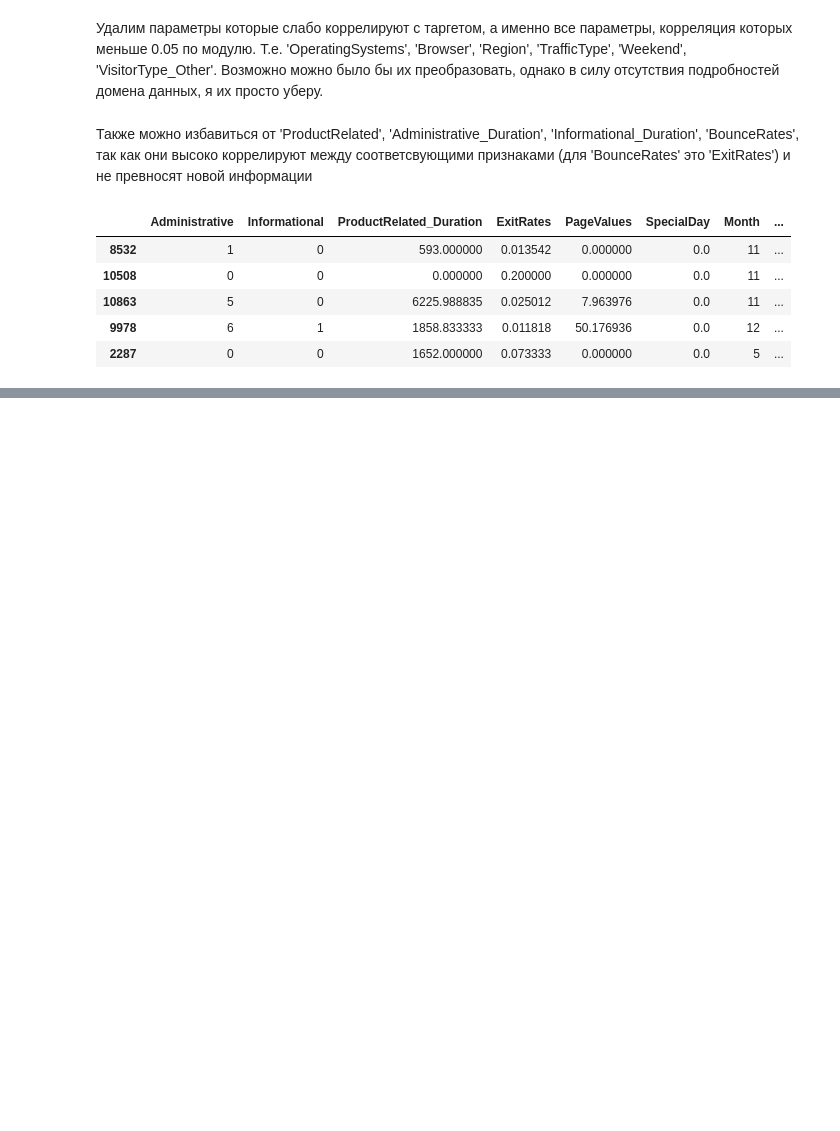
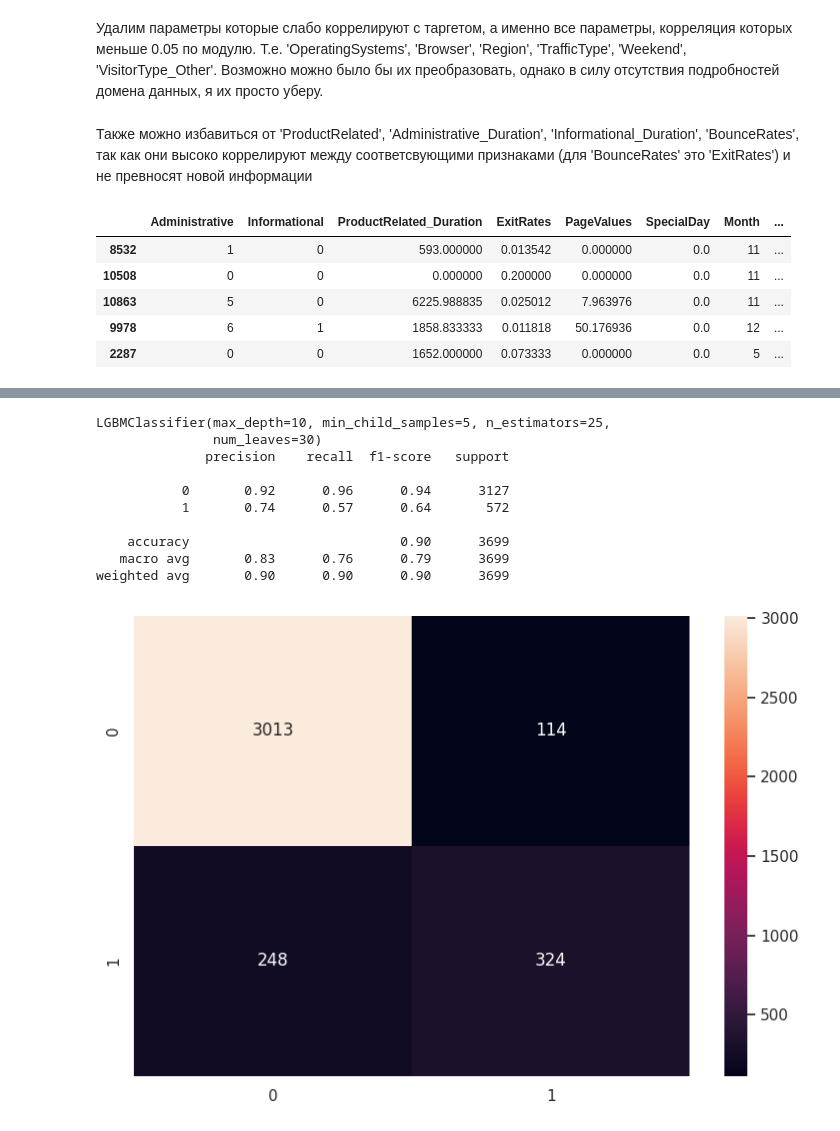
Before and after one commit to gregkseno/revenue-analysis, a Jupyter notebook: revenue_analysis.ipynb, the cells around one changed output, grey strips where cells are left out. Saved outputs shown, nothing was run; the diff lists cells and outputs as text; code cells hidden in the pictures; blank space fills up the shorter version.

```diff
--- a/revenue_analysis.ipynb
+++ b/revenue_analysis.ipynb
@@ -299,0 +413,32 @@ dataframe.sample(5)
+# %%
+param_grid = {
+    "n_estimators": [1, 10, 25, 50, 100],
+    "max_depth": [10, 20, 30],
+    "learning_rate": [1e-1, 1e-2, 1e-3],
+    "num_leaves": [20, 30, 40],
+    "min_child_samples": [5, 10, 20],
+}
+
+lgbm = GridSearchCV(LGBMClassifier(), param_grid=param_grid, n_jobs=-1)
+lgbm.fit(X_train, y_train)
+
+# Print params of best found model
+print(lgbm.best_estimator_)
+
+# Calculates the metrics
+preds = lgbm.best_estimator_.predict(X_test)
+print(classification_report(y_test, preds))
+sns.heatmap(confusion_matrix(y_test, preds), annot=True, fmt="d")
+plt.show()
+# %% [output]
+LGBMClassifier(max_depth=10, min_child_samples=5, n_estimators=25,
+               num_leaves=30)
+              precision    recall  f1-score   support
+
+           0       0.92      0.96      0.94      3127
+           1       0.74      0.57      0.64       572
+
+    accuracy                           0.90      3699
+   macro avg       0.83      0.76      0.79      3699
+weighted avg       0.90      0.90      0.90      3699
+[figure, added]
```
Also changed, not shown: parts of 23 cells of this notebook.
